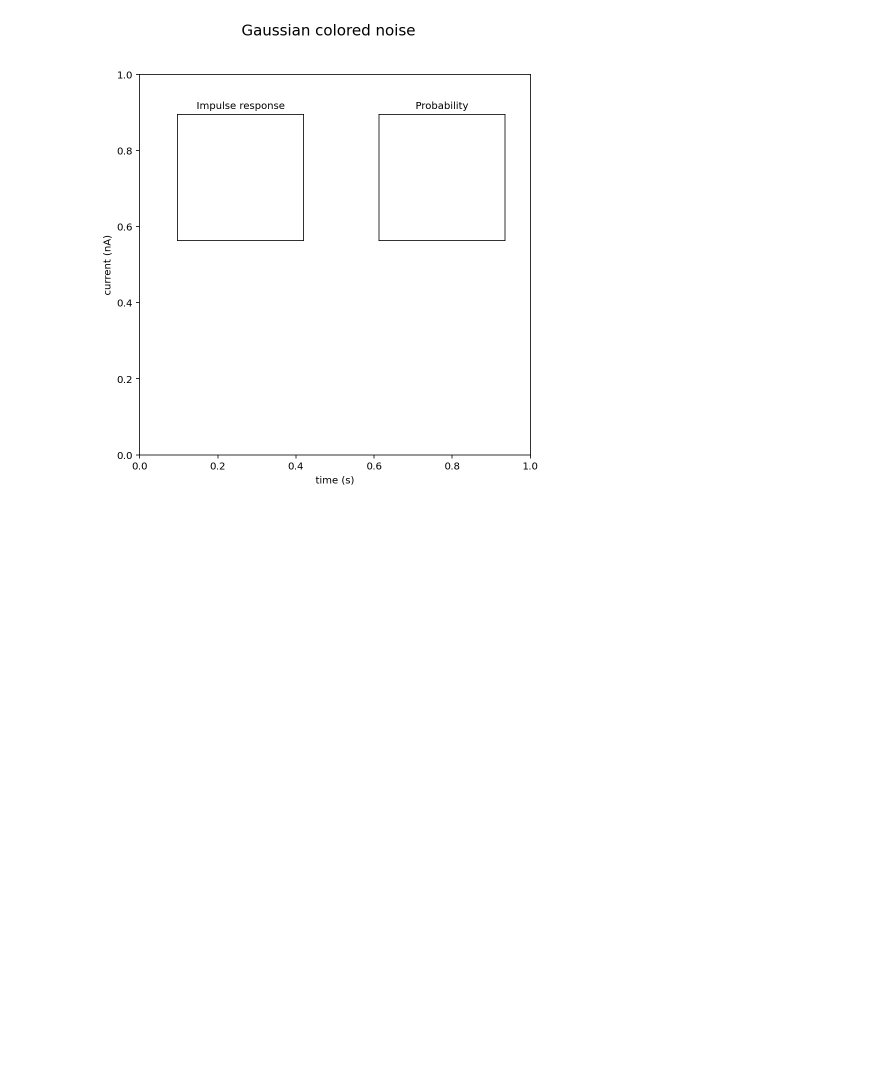
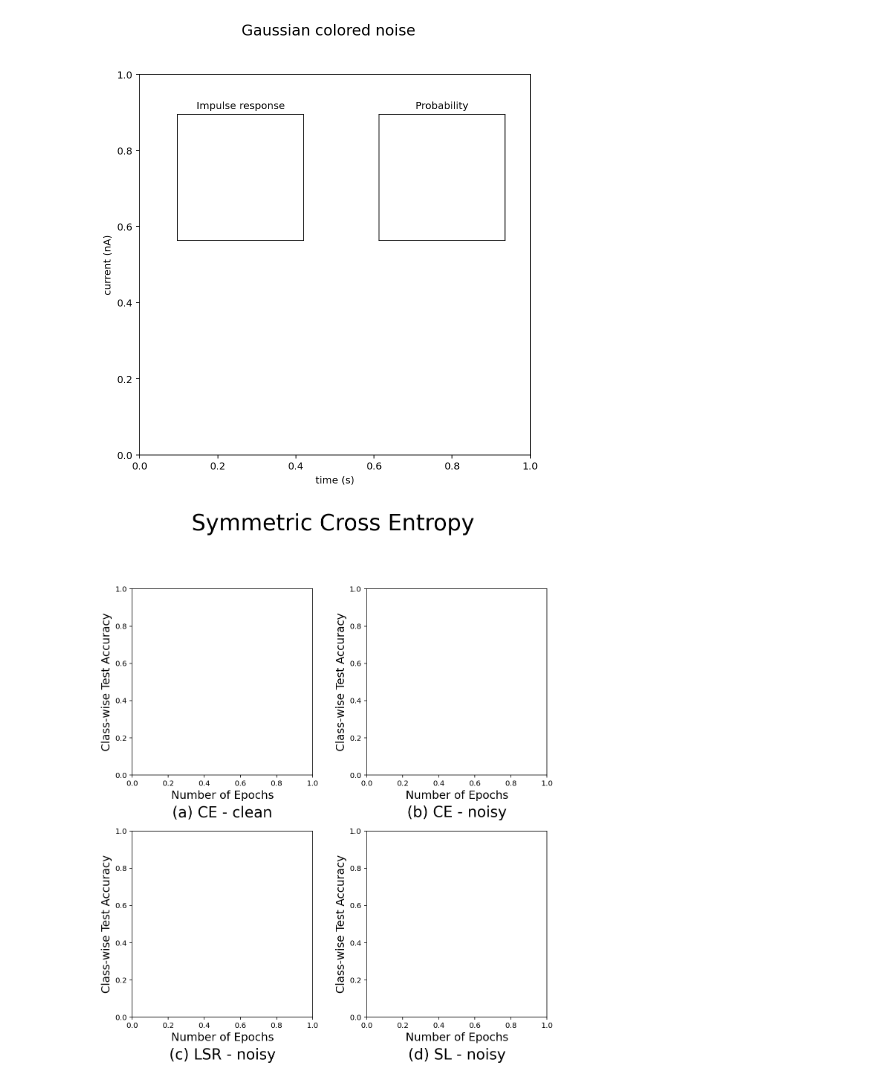
Before and after one commit to bluefruit0215/matplotlib_study, a Jupyter notebook: 1-3 실습.ipynb, the cells around one changed output. Cells and saved outputs as stored; diff of their text form; code cells hidden in the pictures; blank space fills up the shorter version.

```diff
--- a/1-3 실습.ipynb
+++ b/1-3 실습.ipynb
@@ -22,3 +22,21 @@ ax_prob.set_title("Probability", fontsize=10)
 # %% [output]
 Text(0.5, 1.0, 'Probability')
 [figure]
+# %%
+ax_title_list = ['(a) CE - clean', '(b) CE - noisy','(c) LSR - noisy', '(d) SL - noisy']
+
+title_bottom = 0.9
+figsize = (10, 10)
+
+fig, axes = plt.subplots(2, 2, figsize=figsize)
+
+fig.suptitle("Symmetric Cross Entropy", fontsize=30, y=title_bottom + 0.1, va='bottom')
+
+for ax_idx, ax in enumerate(axes.flat):
+    ax.set_title(ax_title_list[ax_idx], fontsize=20, y=-0.25)
+    ax.set_xlabel("Number of Epochs", fontsize=15)
+    ax.set_ylabel("Class-wise Test Accuracy", fontsize=15)
+
+fig.subplots_adjust(top=title_bottom, bottom=0.1, hspace=0.3, wspace=0.3)
+# %% [output]
+[figure, added]
```
